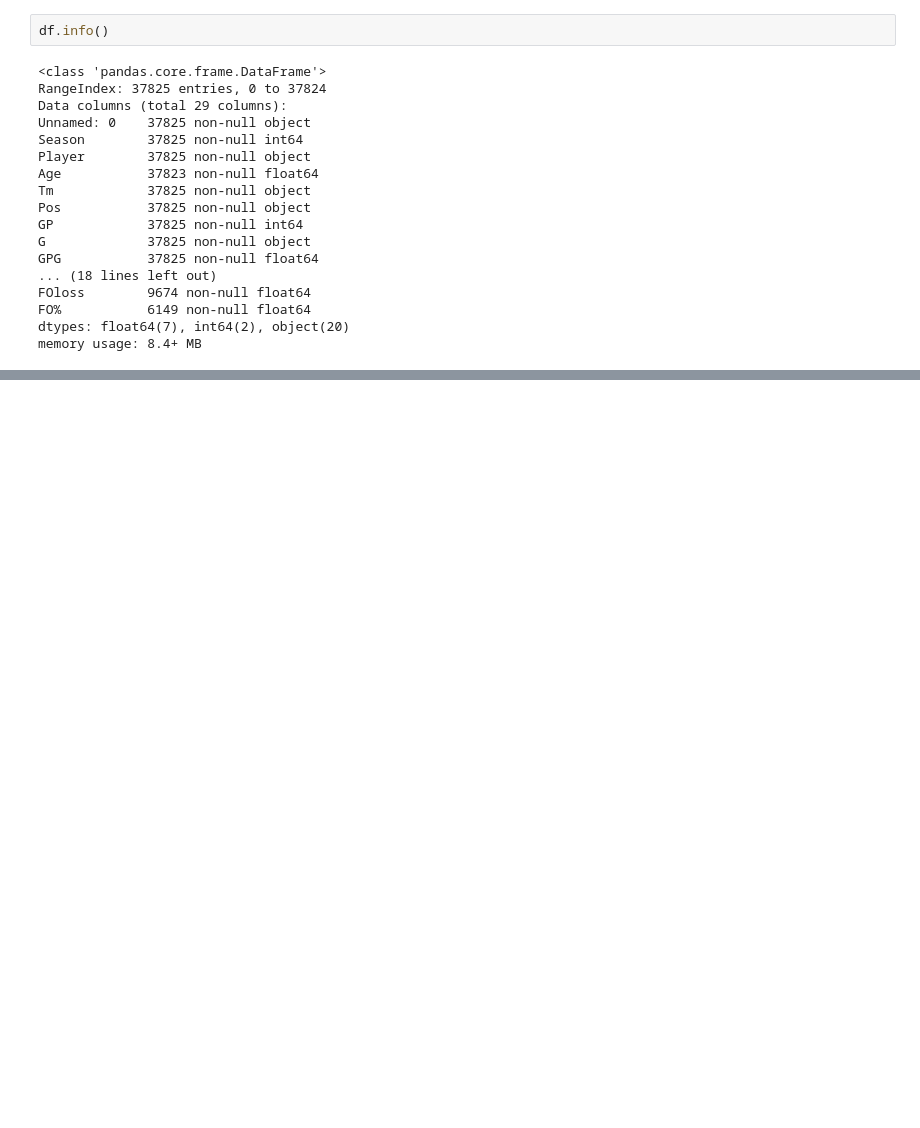
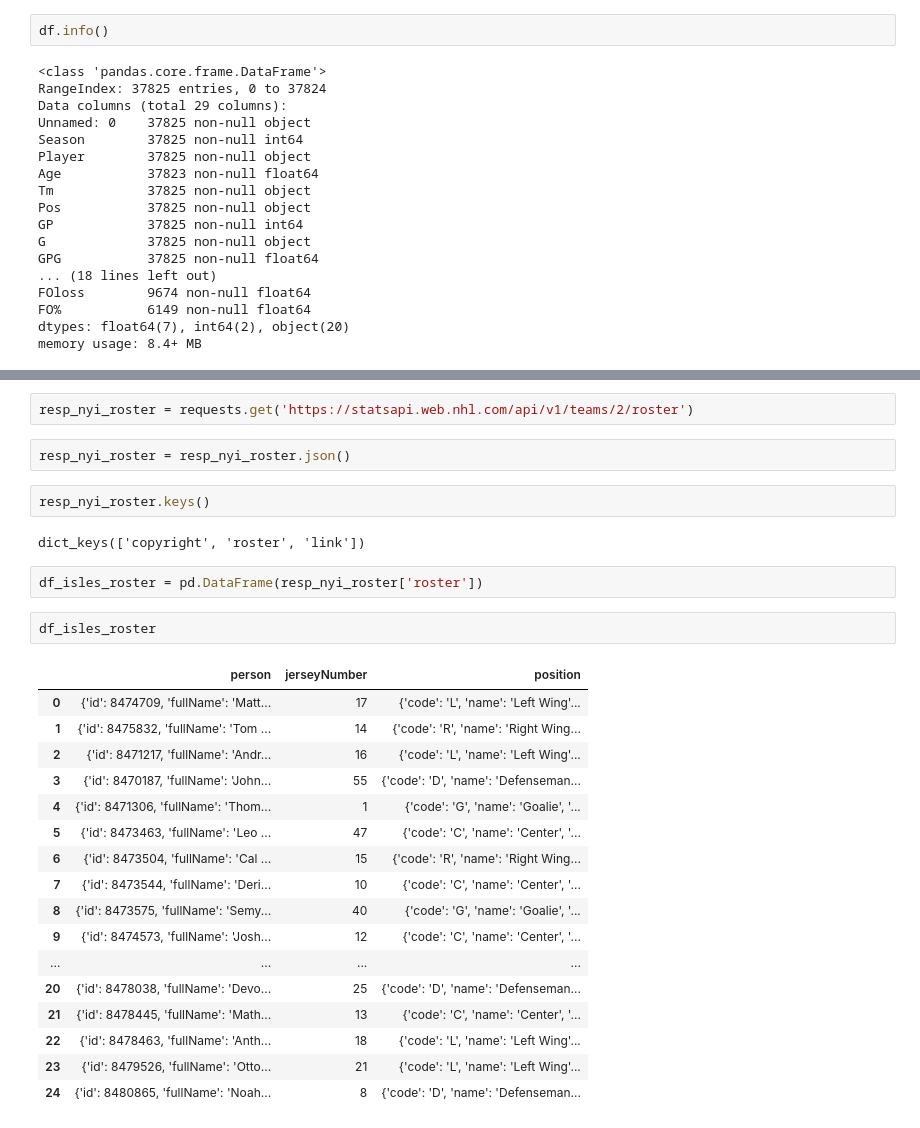
Before and after one commit to irvingcampbell/mod2project, a Jupyter notebook: NHL DF.ipynb, the cells around one changed output, grey strips where cells are left out. Drawn from its saved outputs; the diff is of its cells as text; blank space fills up the shorter version.

```diff
--- a/NHL DF.ipynb
+++ b/NHL DF.ipynb
@@ -62,0 +123,30 @@ memory usage: 8.4+ MB
+# %%
+resp_nyi_roster = requests.get('https://statsapi.web.nhl.com/api/v1/teams/2/roster')
+# %%
+resp_nyi_roster = resp_nyi_roster.json()
+# %%
+resp_nyi_roster.keys()
+# %% [output]
+dict_keys(['copyright', 'roster', 'link'])
+# %%
+df_isles_roster = pd.DataFrame(resp_nyi_roster['roster'])
+# %%
+df_isles_roster
+# %% [output]
+|  | person | jerseyNumber | position |
+| 0 | {'id': 8474709, 'fullName': 'Matt... | 17 | {'code': 'L', 'name': 'Left Wing'... |
+| 1 | {'id': 8475832, 'fullName': 'Tom ... | 14 | {'code': 'R', 'name': 'Right Wing... |
+| 2 | {'id': 8471217, 'fullName': 'Andr... | 16 | {'code': 'L', 'name': 'Left Wing'... |
+| 3 | {'id': 8470187, 'fullName': 'John... | 55 | {'code': 'D', 'name': 'Defenseman... |
+| 4 | {'id': 8471306, 'fullName': 'Thom... | 1 | {'code': 'G', 'name': 'Goalie', '... |
+| 5 | {'id': 8473463, 'fullName': 'Leo ... | 47 | {'code': 'C', 'name': 'Center', '... |
+| 6 | {'id': 8473504, 'fullName': 'Cal ... | 15 | {'code': 'R', 'name': 'Right Wing... |
+| 7 | {'id': 8473544, 'fullName': 'Deri... | 10 | {'code': 'C', 'name': 'Center', '... |
+| 8 | {'id': 8473575, 'fullName': 'Semy... | 40 | {'code': 'G', 'name': 'Goalie', '... |
+| 9 | {'id': 8474573, 'fullName': 'Josh... | 12 | {'code': 'C', 'name': 'Center', '... |
+| ... | ... | ... | ... |
+| 20 | {'id': 8478038, 'fullName': 'Devo... | 25 | {'code': 'D', 'name': 'Defenseman... |
+| 21 | {'id': 8478445, 'fullName': 'Math... | 13 | {'code': 'C', 'name': 'Center', '... |
+| 22 | {'id': 8478463, 'fullName': 'Anth... | 18 | {'code': 'L', 'name': 'Left Wing'... |
+| 23 | {'id': 8479526, 'fullName': 'Otto... | 21 | {'code': 'L', 'name': 'Left Wing'... |
+| 24 | {'id': 8480865, 'fullName': 'Noah... | 8 | {'code': 'D', 'name': 'Defenseman... |
```
Also changed, not shown: parts of 11 cells of this notebook.
